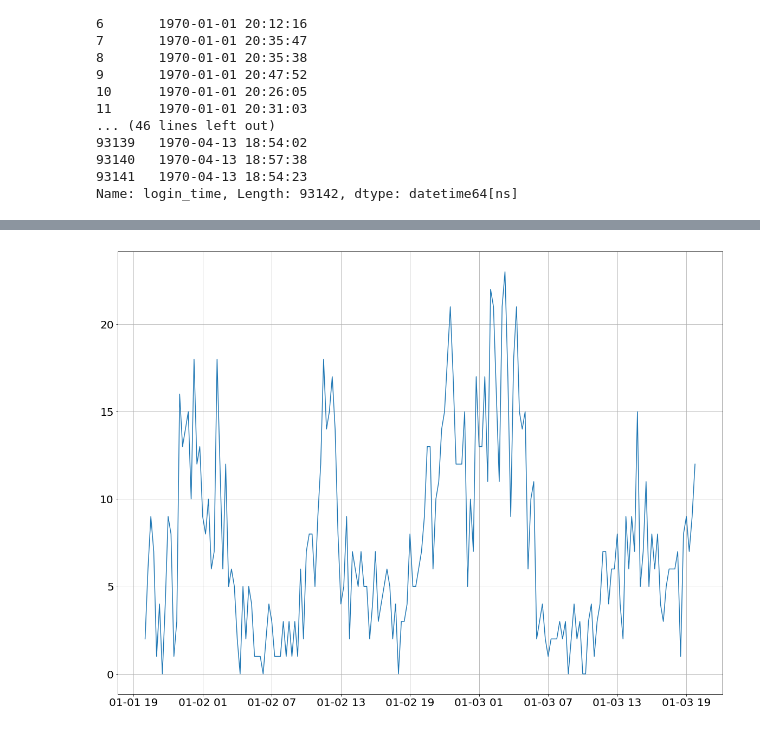
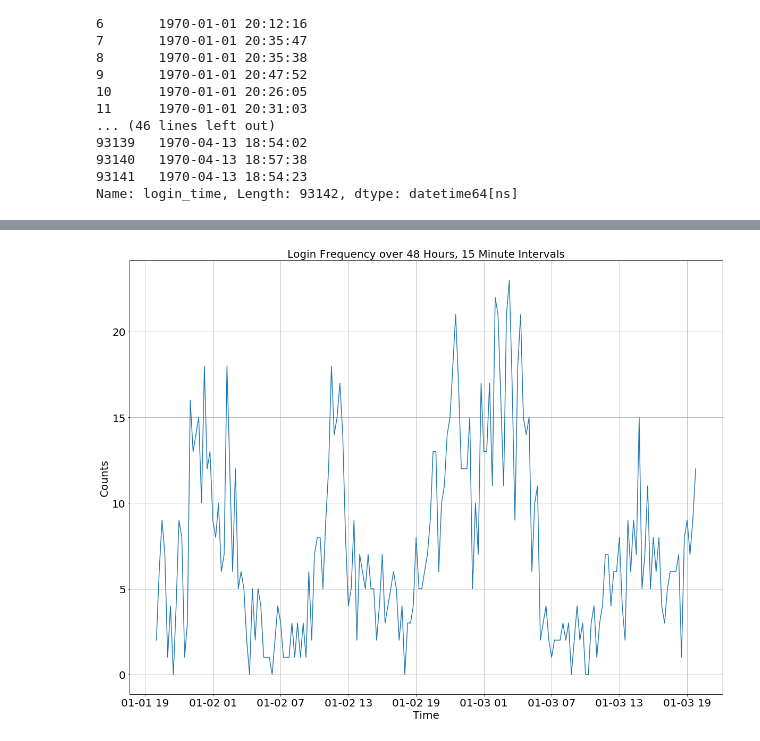
Before and after one commit to mcpad/Springboard, a Jupyter notebook: ultimate_challenge/Part 1 - EDA.ipynb, the cells around one changed output, grey strips where cells are left out. Saved outputs shown, nothing was run; the diff lists cells and outputs as text; code cells hidden in the pictures.

```diff
--- a/ultimate_challenge/Part 1 - EDA.ipynb
+++ b/ultimate_challenge/Part 1 - EDA.ipynb
@@ -86,9 +88,13 @@ plt.show()
 # %%
+#plot all data over a two day (192 data point) range
 plt.figure(figsize=(20,15))
 plt.plot(counts_df[0:192])
 plt.grid('on','both')
 plt.xticks(fontsize=20)
 plt.yticks(fontsize=20)
+plt.xlabel('Time', fontsize=20)
+plt.ylabel('Counts', fontsize=20)
+plt.title('Login Frequency over 48 Hours, 15 Minute Intervals', fontsize=20)
 plt.show()
 # %% [output]
-[figure, old version]
+[figure, new version]
```
Also changed, not shown: parts of 12 cells of this notebook, 1 other file.
